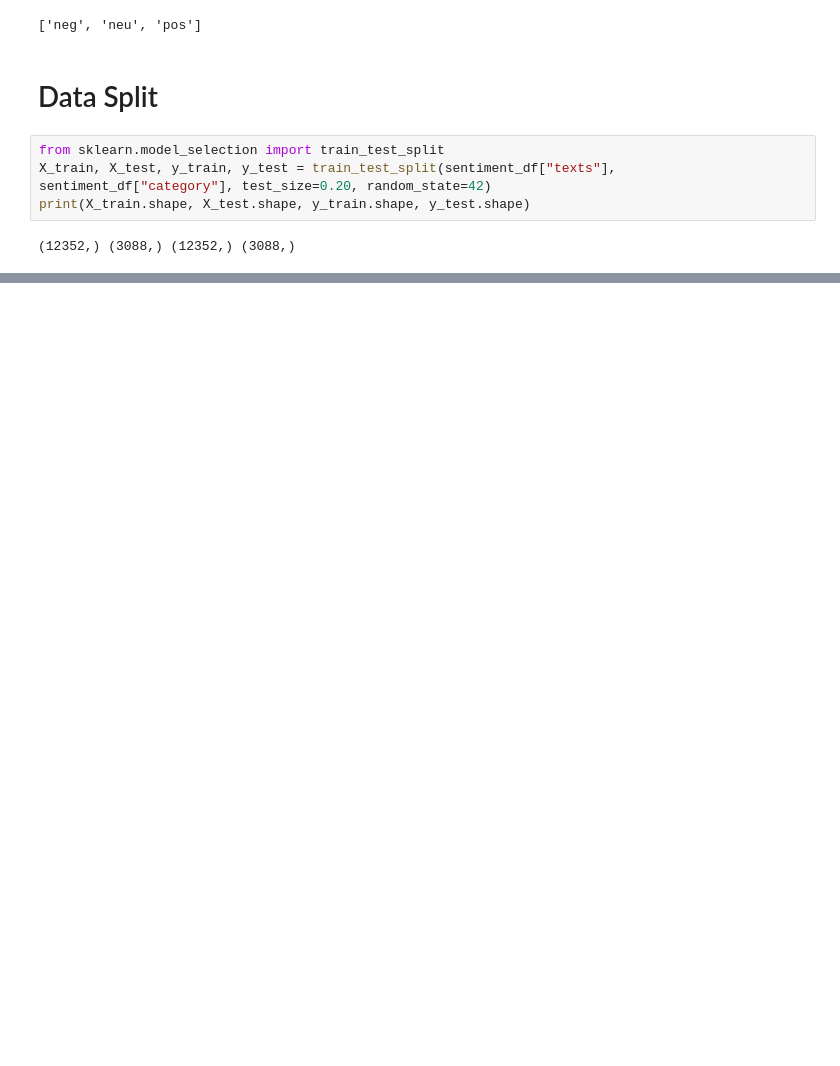
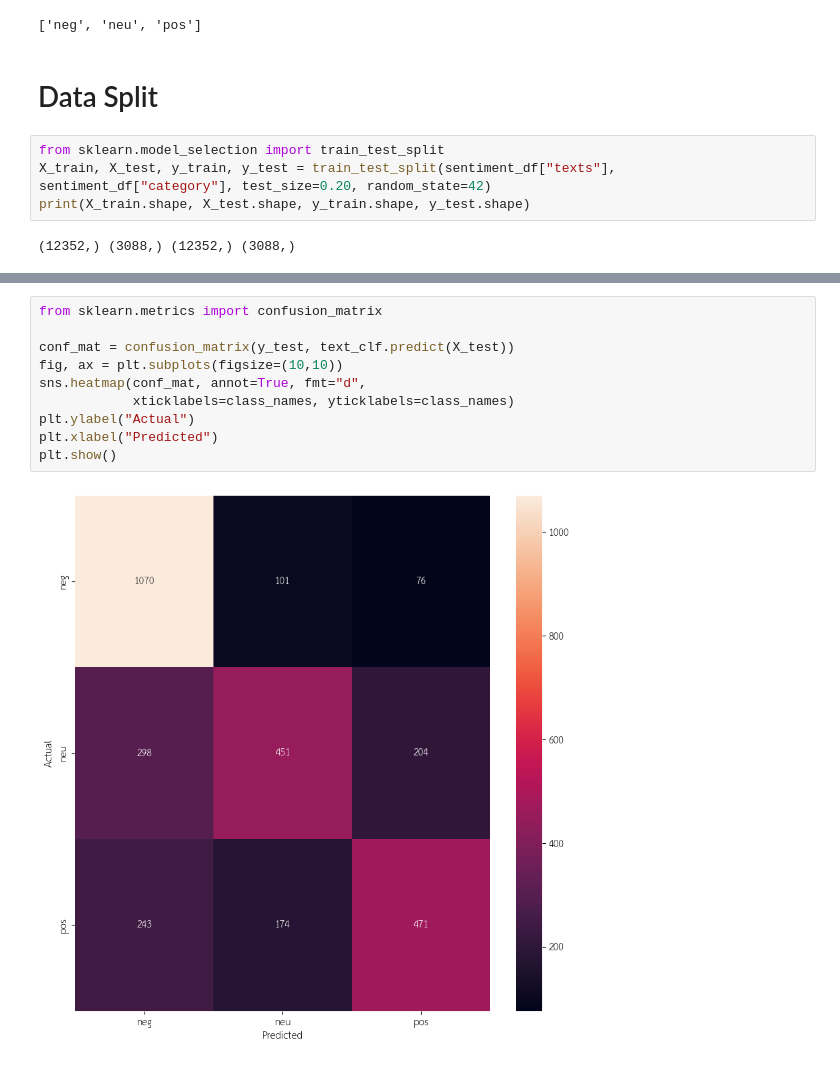
Before and after one commit to Kitsada-007/Social-media-messages-classification, a Jupyter notebook: notebook-ML.ipynb, the cells around one changed output, grey strips where cells are left out. Saved outputs shown, nothing was run; the diff lists cells and outputs as text; blank space fills up the shorter version.

```diff
--- a/notebook-ML.ipynb
+++ b/notebook-ML.ipynb
@@ -454,0 +465,12 @@ for name, clf in models.items():
+# %%
+from sklearn.metrics import confusion_matrix
+
+conf_mat = confusion_matrix(y_test, text_clf.predict(X_test))
+fig, ax = plt.subplots(figsize=(10,10))
+sns.heatmap(conf_mat, annot=True, fmt="d",
+            xticklabels=class_names, yticklabels=class_names)
+plt.ylabel("Actual")
+plt.xlabel("Predicted")
+plt.show()
+# %% [output]
+[figure, added]
```
Also changed, not shown: parts of 8 cells of this notebook.
